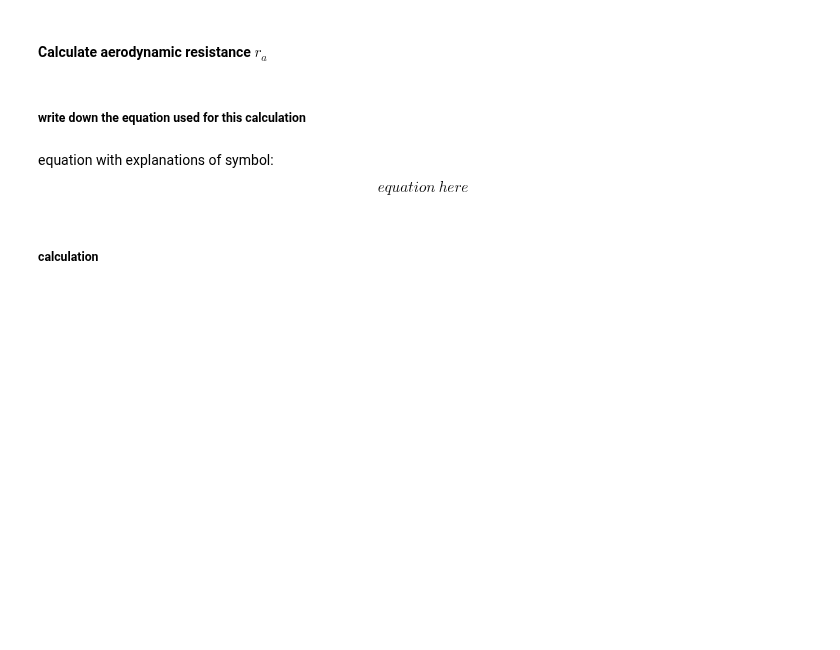
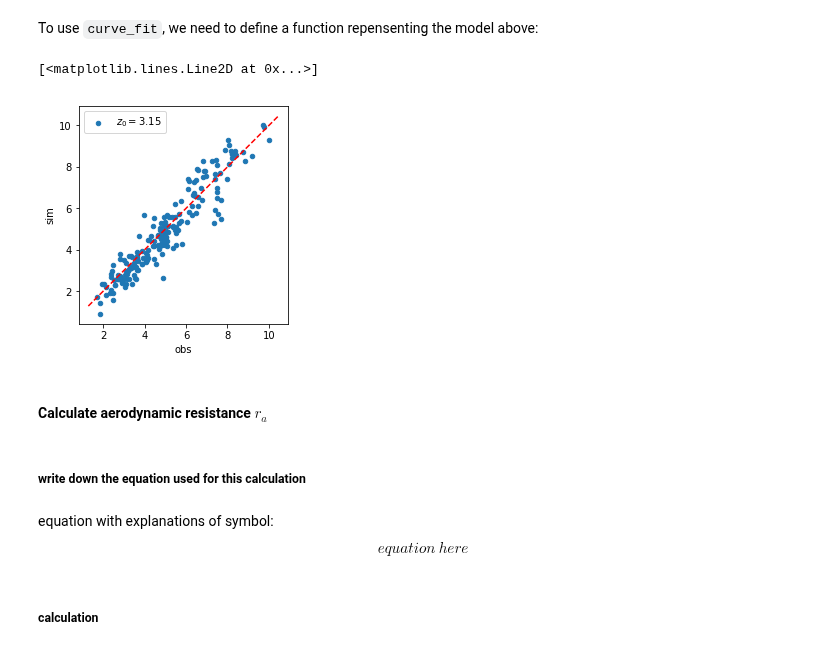
Before and after one commit to BLM-UoR/BLM, a Jupyter notebook: docs/tasks/task3.ipynb, the cells around one changed output. Drawn from its saved outputs; the diff is of its cells as text; code cells hidden in the pictures; blank space fills up the shorter version.

```diff
--- a/docs/tasks/task3.ipynb
+++ b/docs/tasks/task3.ipynb
@@ -49,3 +184,33 @@ $$
+# %% [markdown]
+To use `curve_fit`, we need to define a function repensenting the model above:
+# %%
+def func_uz(ustar, z0):
+    z = z_meas
+    d = 0.7 * h_sfc
+    k = 0.4
+    uz = ustar / k * np.log((z - d) / z0)
+    return uz
+# %%
+# choose the necessary variables
+df_sel = df_val.loc[ind_neutral, ['WS', 'USTAR']].dropna()
+# %%
+# set up input data for curve fitting
+ser_ustar = df_sel.USTAR
+ser_ws = df_sel.WS
+# use `curve_fit` to get parameters of interest
+z0_fit, _ = curve_fit(func_uz, ser_ustar, ser_ws, bounds=[(0), (np.inf)])
+# %%
+# examine the results
+res_fit = func_uz(ser_ustar, z0_fit).rename('sim')
+res_obs = ser_ws.copy().rename('obs')
+df_comp = pd.concat([res_obs, res_fit], axis=1)
+ax = df_comp.plot.scatter(x='obs', y='sim', label=f'$z_0=${z0_fit[0]:.2f}')
+lim = ax.get_xlim()
+ax.plot(lim, lim, color='r', linestyle='--')
+ax.set_aspect('equal')
+# %% [output]
+[<matplotlib.lines.Line2D at 0x...>]
+[figure, added]
 # %% [markdown]
 #### Calculate aerodynamic resistance $r_a$
 # %% [markdown]
```
Also changed, not shown: parts of 36 cells of this notebook, 3 other files.
